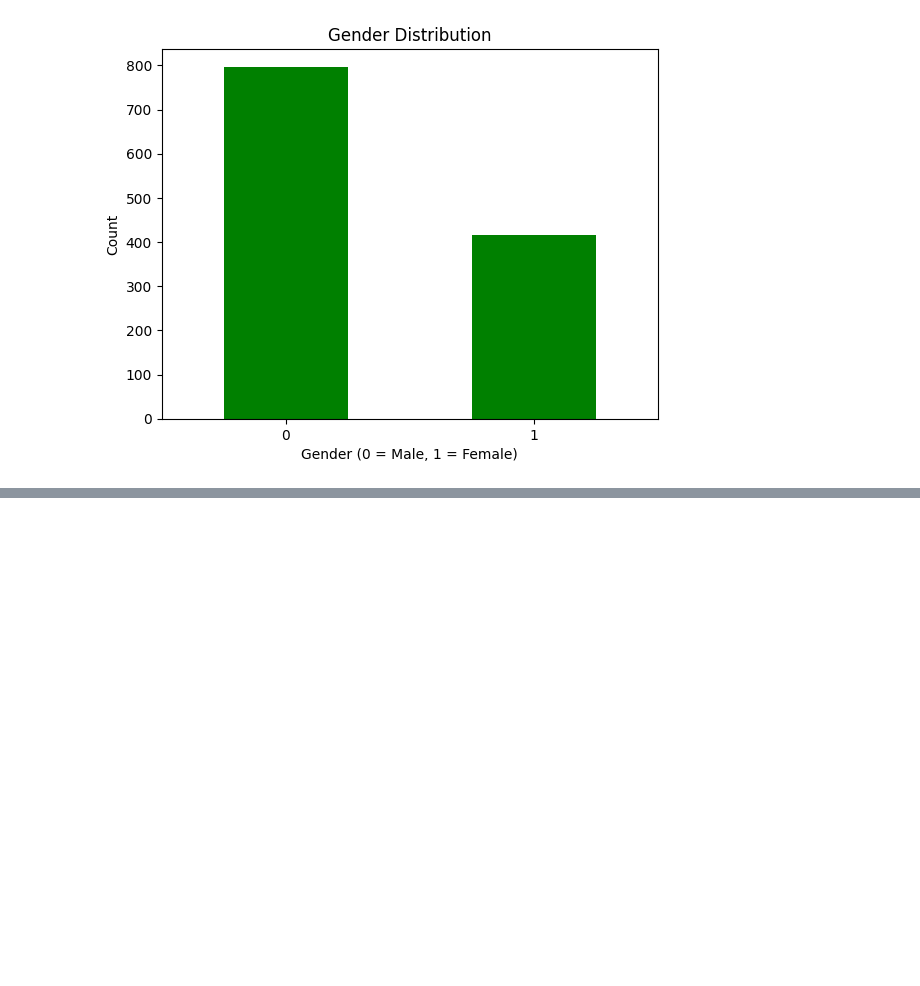
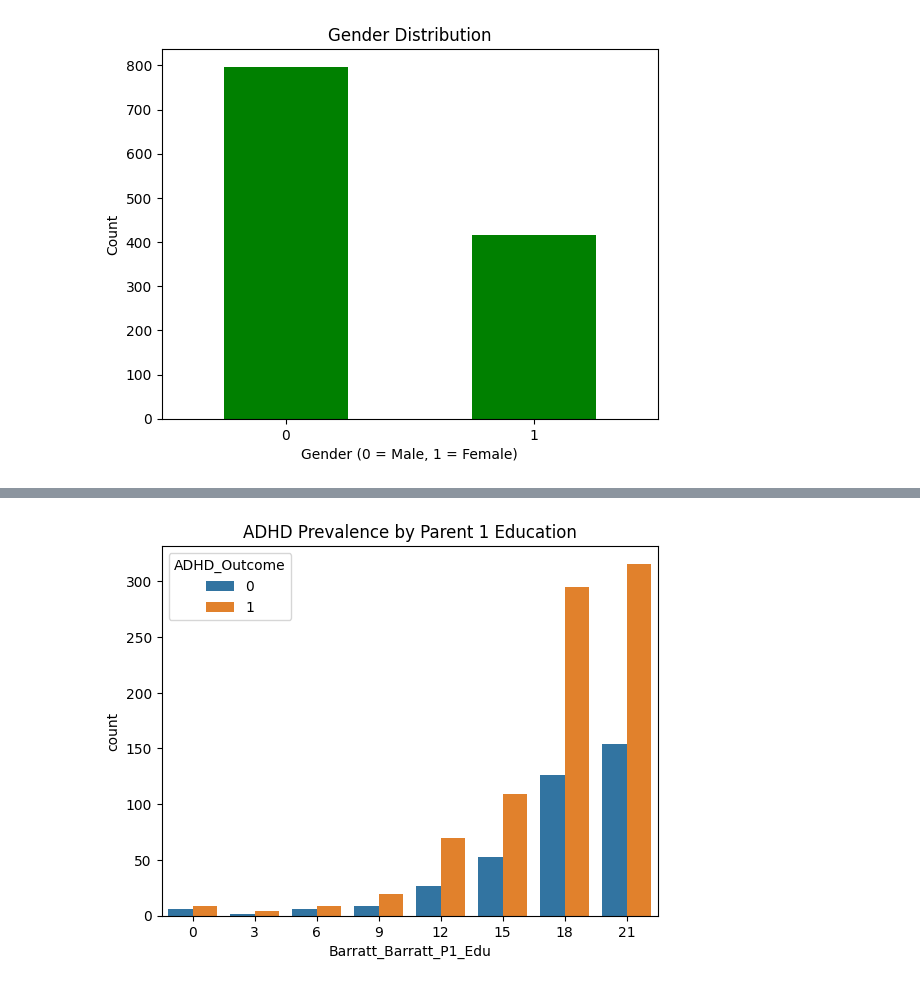
Before and after one commit to KImondorose/WiDS-Datathon-2025-Unraveling-the-Mysteries-of-the-Female-Brain-Sex-Patterns-in-ADHD.., a Jupyter notebook: index.ipynb, the cells around one changed output, grey strips where cells are left out. Saved outputs shown, nothing was run; the diff lists cells and outputs as text; code cells hidden in the pictures; blank space fills up the shorter version.

```diff
--- a/index.ipynb
+++ b/index.ipynb
@@ -8,7 +9,7 @@ import os
 ## Load in dataframes
 # %%
 # Categorical variable train dataframe
-file_path_trainC = r"C:\Users\rosew\Desktop\DS\WIDS Datathon 2025\TRAIN\TRAIN_CATEGORICAL_METADATA.xlsx"
+file_path_trainC = r"C:\Users\rosew\Desktop\DS\WIDS\TRAIN\TRAIN_CATEGORICAL_METADATA.xlsx"
 train_cat = pd.read_excel(file_path_trainC)
 train_cat.head()
 # %% [output]
@@ -216,0 +283,6 @@ plt.show()
+# %%
+sns.countplot(data = train_cat, x = 'Barratt_Barratt_P1_Edu', hue = train_Solutions['ADHD_Outcome'])
+plt.title('ADHD Prevalence by Parent 1 Education')
+plt.show()
+# %% [output]
+[figure, added]
```
Also changed, not shown: parts of 26 cells of this notebook.
